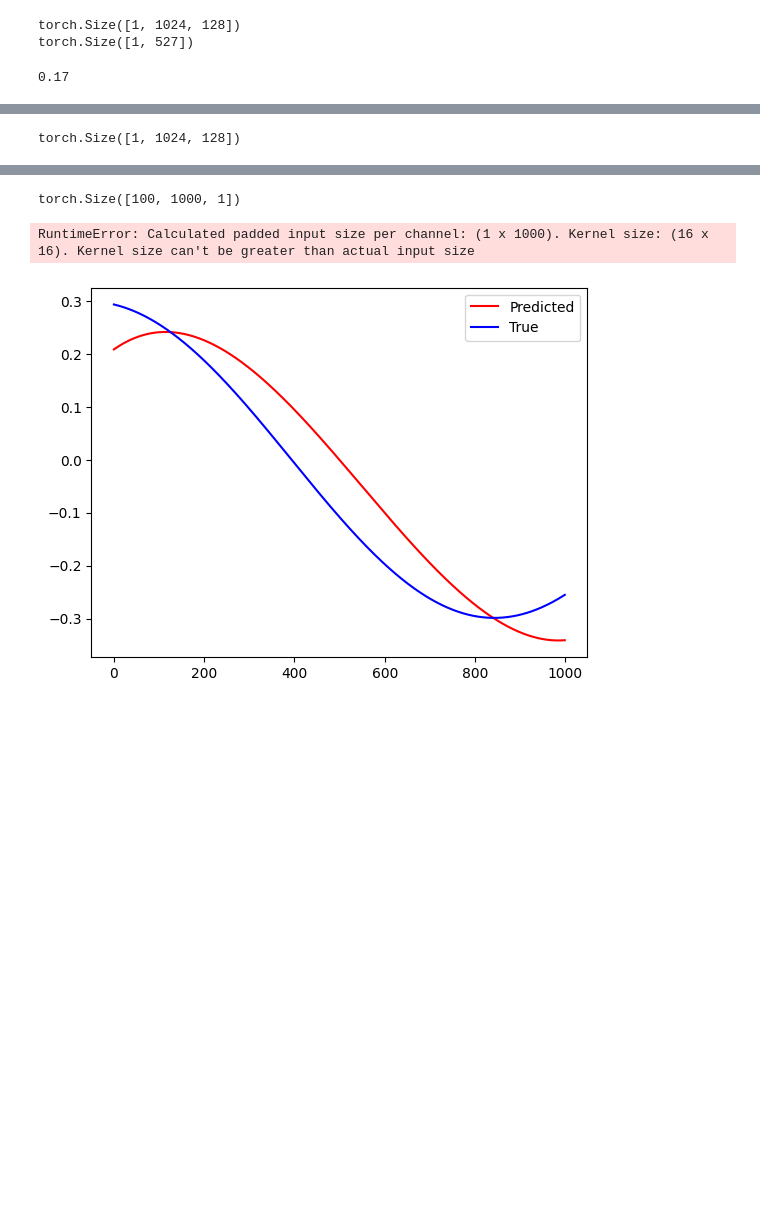
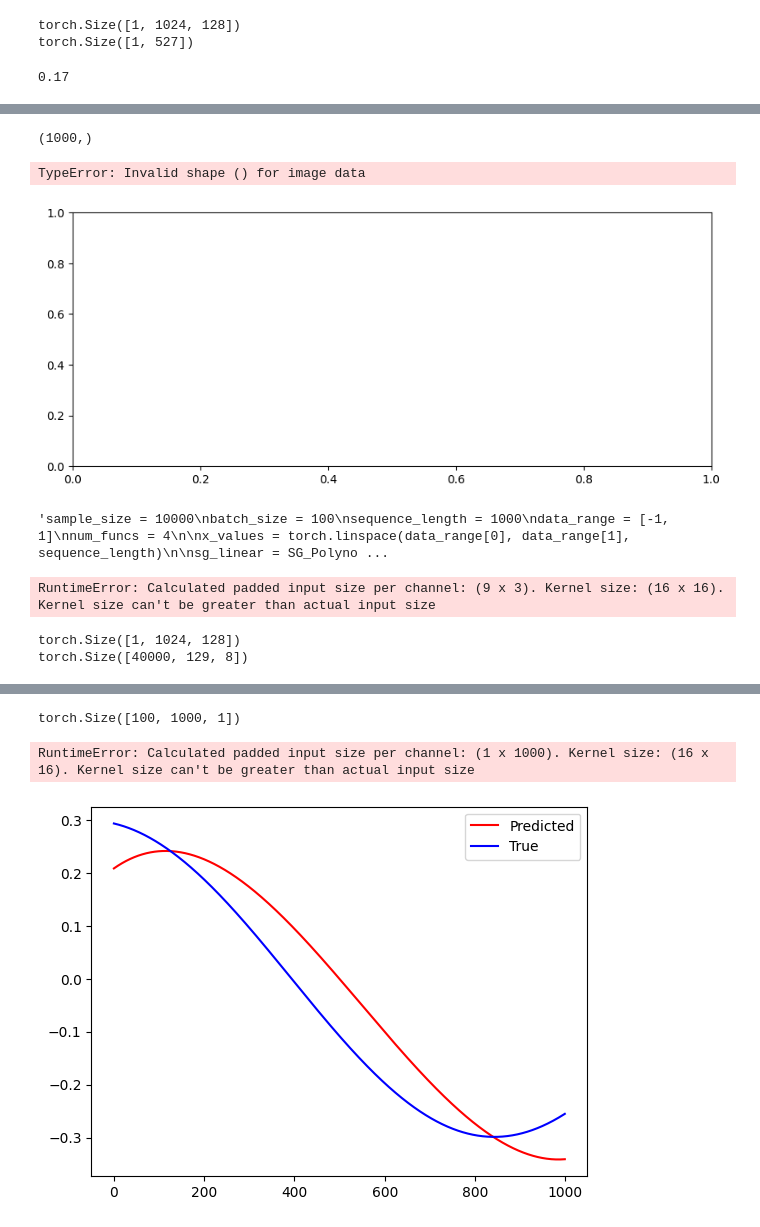
Before and after one commit to ctsai64/MultiFunc, a Jupyter notebook: multi_func_wTransformer.ipynb, the cells around one changed output, grey strips where cells are left out. Saved outputs shown, nothing was run; the diff lists cells and outputs as text; code cells hidden in the pictures; blank space fills up the shorter version.

```diff
--- a/multi_func_wTransformer.ipynb
+++ b/multi_func_wTransformer.ipynb
@@ -326,0 +383,18 @@ for i in range(10):
+# %%
+plt.figure(figsize=(10, 4))
+r = np.random.randint(40000)
+print(spectrograms_np[r].shape)
+#if len(spectrograms_np.shape) == 3:
+#        spectrogram_np = np.mean(spectrograms_np, axis=0)  # Average over batch_size if necessary
+
+plt.imshow(20 * np.log10(np.mean(spectrograms_np[r], axis=0) + 1e-8), aspect='auto', origin='lower', cmap='inferno')
+#plt.imshow(spectrograms_np[r], aspect='auto', origin='lower', cmap='inferno')
+plt.colorbar(label='Magnitude (dB)')
+plt.xlabel('Time')
+plt.ylabel('Frequency')
+plt.show()
+plt.plot(data[r, :, 0].detach().cpu().numpy(), "-");
+# %% [output]
+(1000,)
+TypeError: Invalid shape () for image data
+[figure, added]
@@ -327,3 +447,24 @@ for i in range(10):
+# %%
+'''sample_size = 10000
+batch_size = 100
+sequence_length = 1000
+data_range = [-1, 1]
+num_funcs = 4
+
+x_values = torch.linspace(data_range[0], data_range[1], sequence_length)
+
+sg_linear = SG_Polynomial_func(x=x_values, range=data_range, degree=1, sample_size=sample_size, device=device)
+sg_lin_full = sg_linear.generate()
+
+sg_quad = SG_Polynomial_func(x=x_values, range=data_range, degree=2, sample_size=sample_size, device=device)
+sg_quad_full = sg_quad.generate()
+
+sg_cube = SG_Polynomial_func(x=x_values, range=data_range, degree=3, sample_size=sample_size, device=device)
+sg_cube_full = sg_cube.generate()
+
+sg_data = torch.vstack([sg_lin_full, sg_quad_full, sg_cube_full])'''
+# %% [output]
+'sample_size = 10000\nbatch_size = 100\nsequence_length = 1000\ndata_range = [-1, 1]\nnum_funcs = 4\n\nx_values = torch.linspace(data_range[0], data_range[1], sequence_length)\n\nsg_linear = SG_Polyno ...
 # %%
 class CustomModel(ASTForAudioClassification):
     def __init__(self, config):
@@ -342,11 +483,15 @@ class CustomModel(ASTForAudioClassification):
         return output
 # %%
 config = AutoConfig.from_pretrained('MIT/ast-finetuned-audioset-10-10-0.4593')
-customModel = CustomModel(config)
+customModel = CustomModel(config).to(device)
 
 customModel.train
-outs = customModel(inputs["input_values"])
+outs = customModel(new_data)
+# %% [output]
+RuntimeError: Calculated padded input size per channel: (9 x 3). Kernel size: (16 x 16). Kernel size can't be greater than actual input size
 # %%
 print(inputs['input_values'].shape)
+print(new_data.shape)
 # %% [output]
 torch.Size([1, 1024, 128])
+torch.Size([40000, 129, 8])
```
Also changed, not shown: parts of 6 cells of this notebook.
